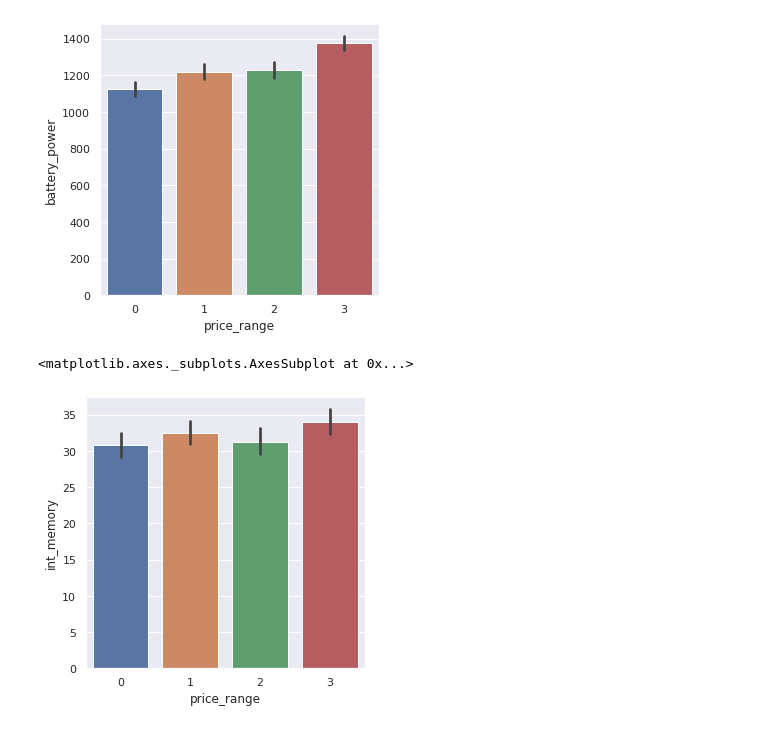
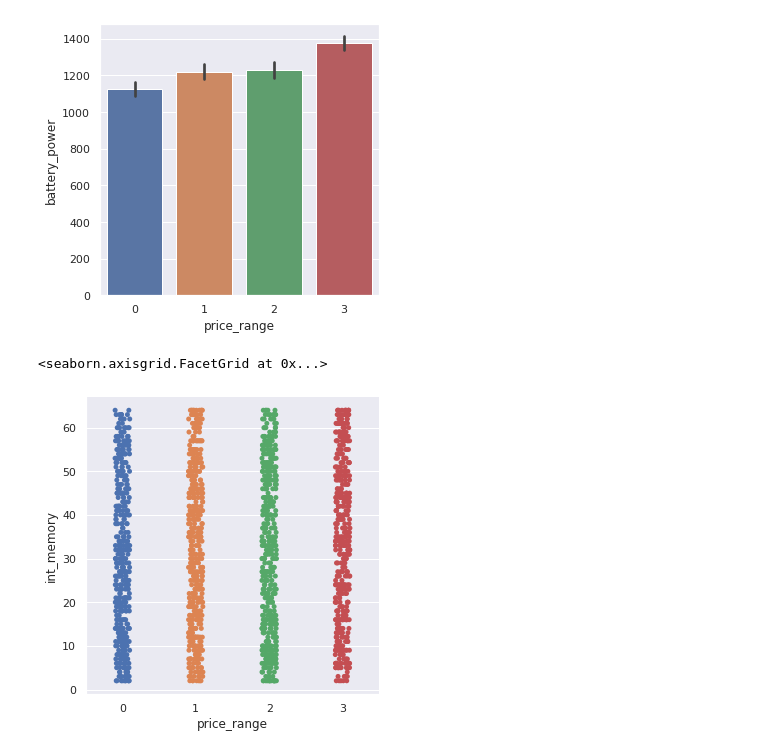
Before and after one commit to haynapasi050505/supervised-machine-learning-classification-capstone-project, a Jupyter notebook: Copy_of_mobile_price_prediction_team_capstone_project.ipynb, the cells around one changed output. Drawn from its saved outputs; the diff is of its cells as text; code cells hidden in the pictures.

```diff
--- a/Copy_of_mobile_price_prediction_team_capstone_project.ipynb
+++ b/Copy_of_mobile_price_prediction_team_capstone_project.ipynb
@@ -254,7 +254,7 @@ sns.barplot(x="price_range" , y="battery_power" , data = df)
 <matplotlib.axes._subplots.AxesSubplot at 0x...>
 [figure]
 # %%
-sns.barplot(x="price_range" , y="int_memory" , data = df)
+sns.catplot(x="price_range" , y="int_memory" ,kind='strip' ,data = df)
 # %% [output]
-<matplotlib.axes._subplots.AxesSubplot at 0x...>
+<seaborn.axisgrid.FacetGrid at 0x...>
-[figure, old version]
+[figure, new version]
```
Also changed, not shown: parts of 4 cells of this notebook.
